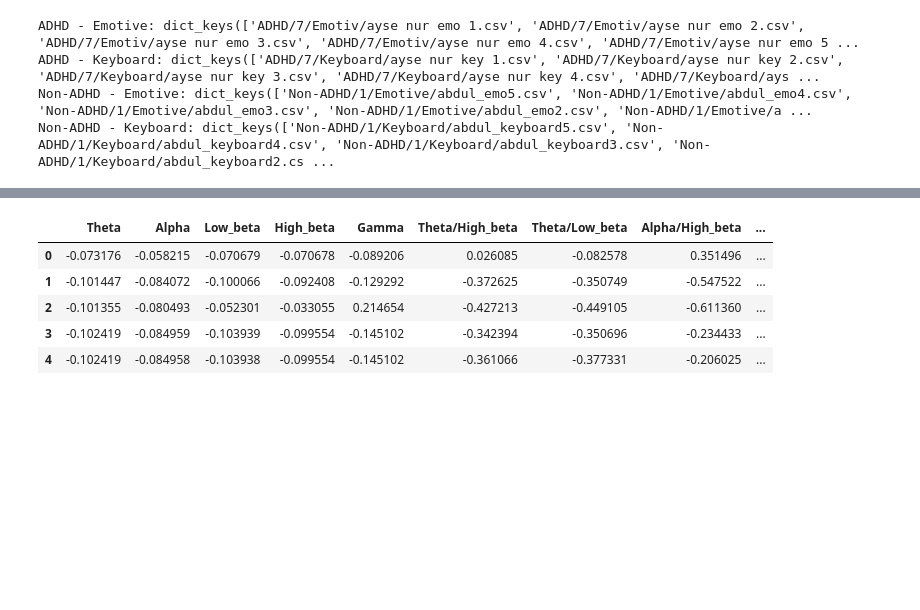
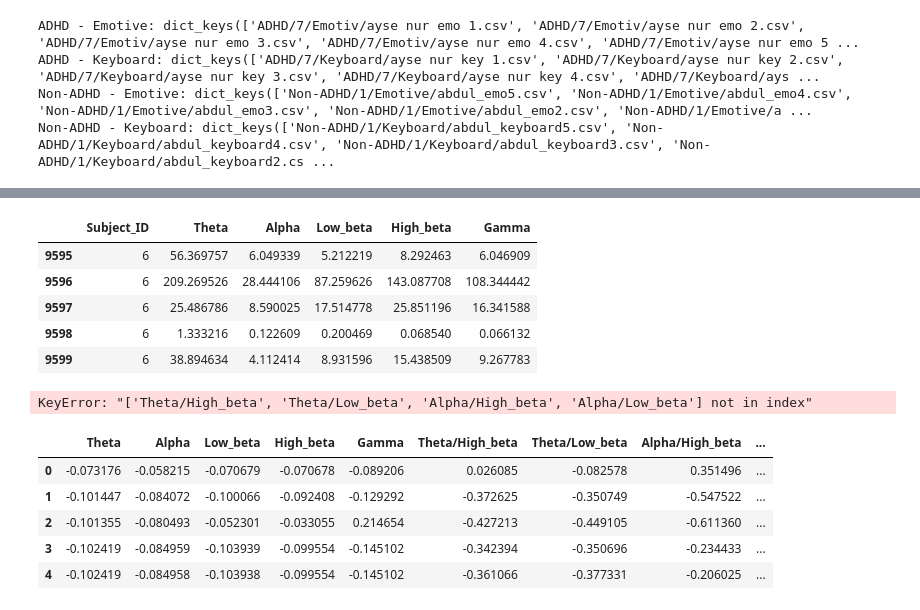
Before and after one commit to franitaa/ADHD-EEG-Game, a Jupyter notebook: ADHD_EEG_Game.ipynb, the cells around one changed output, grey strips where cells are left out. Saved outputs shown, nothing was run; the diff lists cells and outputs as text; code cells hidden in the pictures; blank space fills up the shorter version.

```diff
--- a/ADHD_EEG_Game.ipynb
+++ b/ADHD_EEG_Game.ipynb
@@ -245,3 +248,12 @@ Non-ADHD - Keyboard (With Ratios): dict_keys(['Non-ADHD/1/Keyboard/abdul_keyboar
+# %%
+original_df.tail()
+# %% [output]
+|  | Subject_ID | Theta | Alpha | Low_beta | High_beta | Gamma |
+| 9595 | 6 | 56.369757 | 6.049339 | 5.212219 | 8.292463 | 6.046909 |
+| 9596 | 6 | 209.269526 | 28.444106 | 87.259626 | 143.087708 | 108.344442 |
+| 9597 | 6 | 25.486786 | 8.590025 | 17.514778 | 25.851196 | 16.341588 |
+| 9598 | 6 | 1.333216 | 0.122609 | 0.200469 | 0.068540 | 0.066132 |
+| 9599 | 6 | 38.894634 | 4.112414 | 8.931596 | 15.438509 | 9.267783 |
 # %%
 # Combina todos los dataframes
 def combine_data(data_dict):
@@ -249,10 +261,10 @@ def combine_data(data_dict):
     return combined_df
 
 
-combined_adhd_emotive = combine_data(adhd_emotive)
-combined_adhd_keyboard = combine_data(adhd_keyboard)
-combined_non_adhd_emotive = combine_data(non_adhd_emotive)
-combined_non_adhd_keyboard = combine_data(non_adhd_keyboard)
+combined_adhd_emotive = combine_data(adhd_emotive_original)
+combined_adhd_keyboard = combine_data(adhd_keyboard_original)
+combined_non_adhd_emotive = combine_data(non_adhd_emotive_original)
+combined_non_adhd_keyboard = combine_data(non_adhd_keyboard_original)
 
 
 combined_adhd_emotive['Label'] = 'ADHD_emotive'
@@ -275,6 +287,8 @@ y = y[(z_scores < 3).all(axis=1)]
 # Estandarizamos
 x = StandardScaler().fit_transform(x)
 # print(y)
+# %% [output]
+KeyError: "['Theta/High_beta', 'Theta/Low_beta', 'Alpha/High_beta', 'Alpha/Low_beta'] not in index"
 # %%
 #TODO graficar histograma de z_scores y hacer lo que dice Facu
 
```
Also changed, not shown: parts of 3 cells of this notebook.
